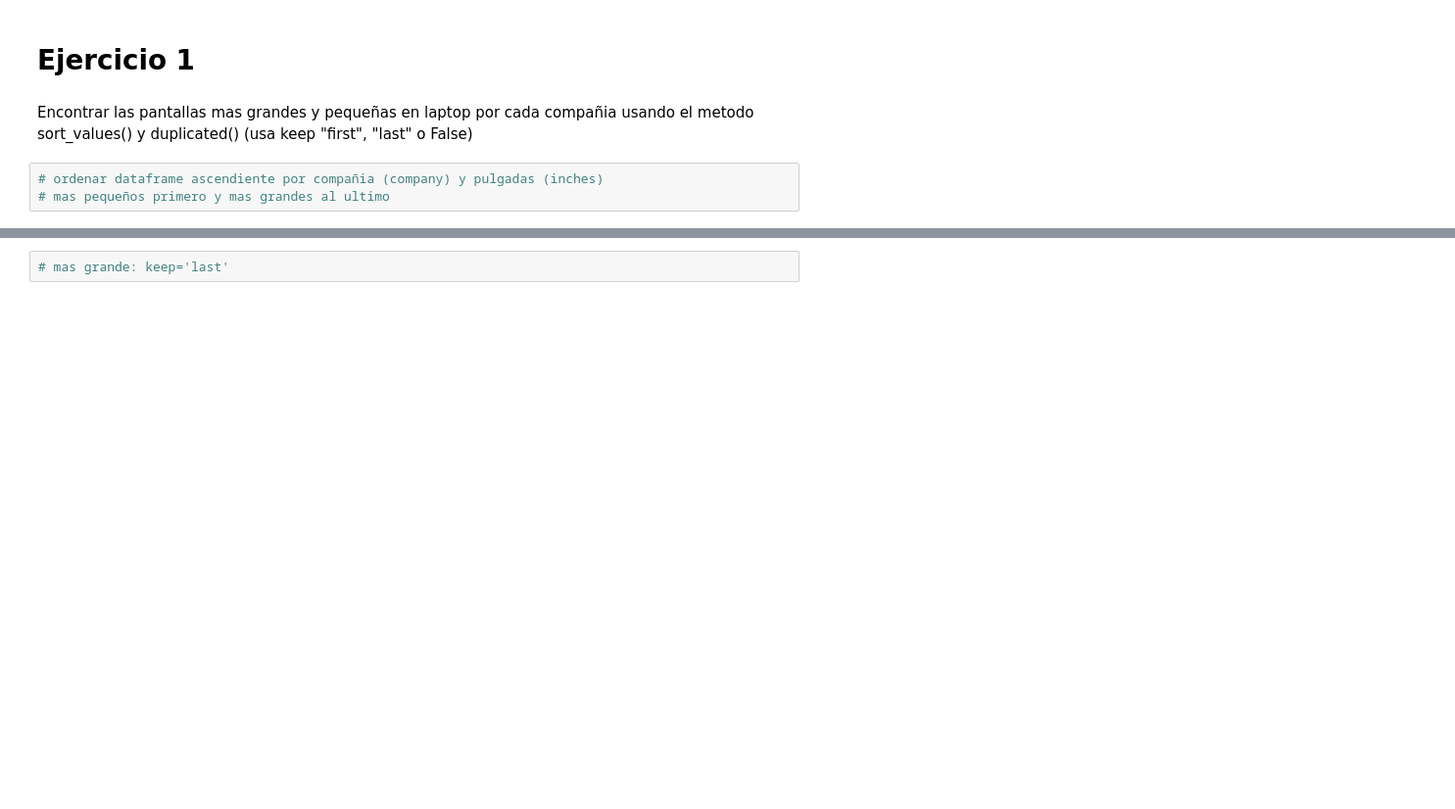
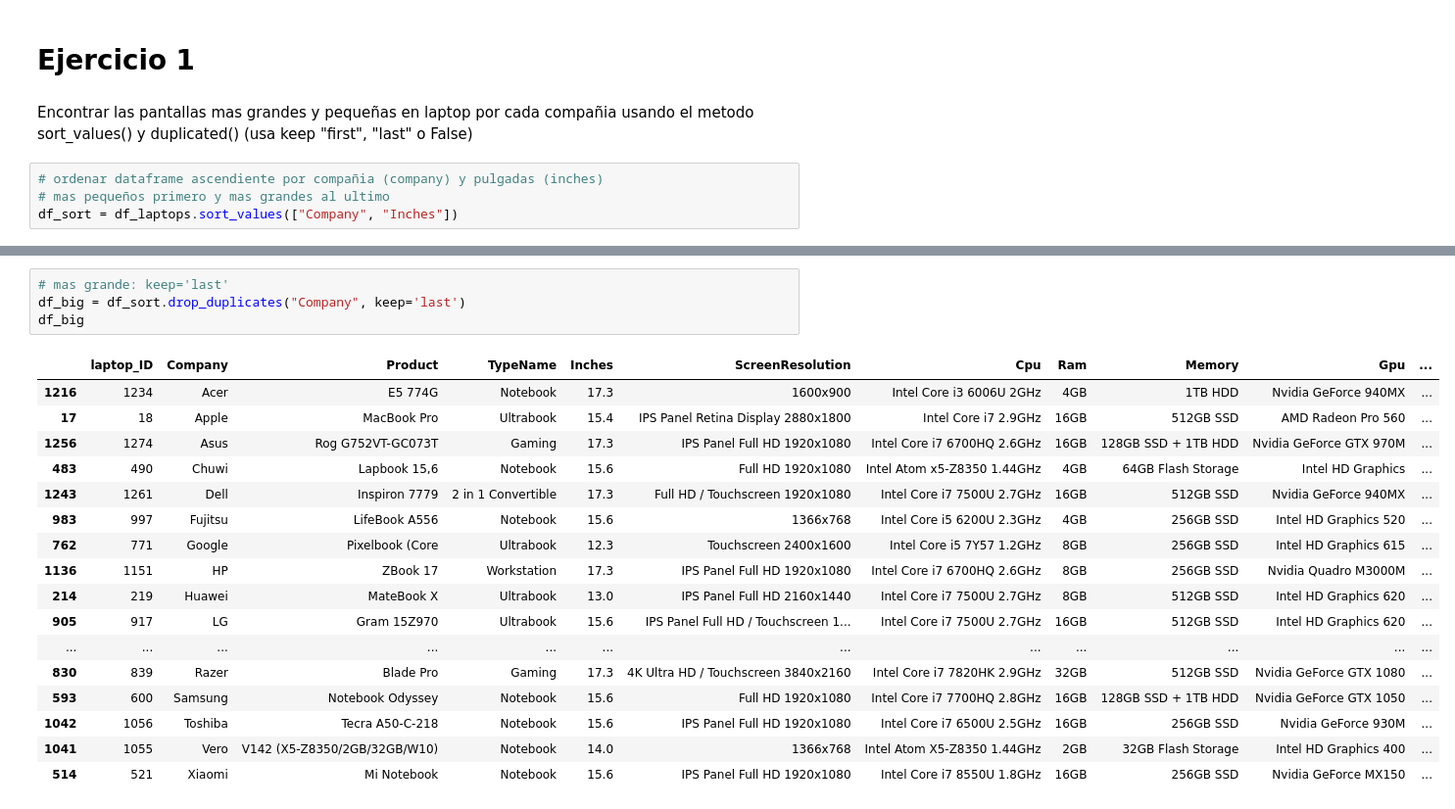
Before and after one commit to Miguelsre10/Optativa-Python, a Jupyter notebook: UD2/2.1.2_FiltradoDatos/7.Ejercicio-Eliminar elementos duplicados con el metodo .drop_duplicates().ipynb, the cells around one changed output, grey strips where cells are left out. Shown at 98% size. Drawn from its saved outputs; the diff is of its cells as text; blank space fills up the shorter version.

```diff
--- a/UD2/2.1.2_FiltradoDatos/7.Ejercicio-Eliminar elementos duplicados con el metodo .drop_duplicates().ipynb
+++ b/UD2/2.1.2_FiltradoDatos/7.Ejercicio-Eliminar elementos duplicados con el metodo .drop_duplicates().ipynb
@@ -12,5 +17,6 @@ duplicated() (usa keep "first", "last" o False)
 # %%
 # ordenar dataframe ascendiente por compañia (company) y pulgadas (inches)
 # mas pequeños primero y mas grandes al ultimo
+df_sort = df_laptops.sort_values(["Company", "Inches"])
 # %%
 # mas pequeño: keep='first'
@@ -17,2 +43,22 @@ duplicated() (usa keep "first", "last" o False)
 # %%
 # mas grande: keep='last'
+df_big = df_sort.drop_duplicates("Company", keep='last')
+df_big
+# %% [output]
+|  | laptop_ID | Company | Product | TypeName | Inches | ScreenResolution | Cpu | Ram | Memory | Gpu | ... |
+| 1216 | 1234 | Acer | E5 774G | Notebook | 17.3 | 1600x900 | Intel Core i3 6006U 2GHz | 4GB | 1TB HDD | Nvidia GeForce 940MX | ... |
+| 17 | 18 | Apple | MacBook Pro | Ultrabook | 15.4 | IPS Panel Retina Display 2880x1800 | Intel Core i7 2.9GHz | 16GB | 512GB SSD | AMD Radeon Pro 560 | ... |
+| 1256 | 1274 | Asus | Rog G752VT-GC073T | Gaming | 17.3 | IPS Panel Full HD 1920x1080 | Intel Core i7 6700HQ 2.6GHz | 16GB | 128GB SSD + 1TB HDD | Nvidia GeForce GTX 970M | ... |
+| 483 | 490 | Chuwi | Lapbook 15,6 | Notebook | 15.6 | Full HD 1920x1080 | Intel Atom x5-Z8350 1.44GHz | 4GB | 64GB Flash Storage | Intel HD Graphics | ... |
+| 1243 | 1261 | Dell | Inspiron 7779 | 2 in 1 Convertible | 17.3 | Full HD / Touchscreen 1920x1080 | Intel Core i7 7500U 2.7GHz | 16GB | 512GB SSD | Nvidia GeForce 940MX | ... |
+| 983 | 997 | Fujitsu | LifeBook A556 | Notebook | 15.6 | 1366x768 | Intel Core i5 6200U 2.3GHz | 4GB | 256GB SSD | Intel HD Graphics 520 | ... |
+| 762 | 771 | Google | Pixelbook (Core | Ultrabook | 12.3 | Touchscreen 2400x1600 | Intel Core i5 7Y57 1.2GHz | 8GB | 256GB SSD | Intel HD Graphics 615 | ... |
+| 1136 | 1151 | HP | ZBook 17 | Workstation | 17.3 | IPS Panel Full HD 1920x1080 | Intel Core i7 6700HQ 2.6GHz | 8GB | 256GB SSD | Nvidia Quadro M3000M | ... |
+| 214 | 219 | Huawei | MateBook X | Ultrabook | 13.0 | IPS Panel Full HD 2160x1440 | Intel Core i7 7500U 2.7GHz | 8GB | 512GB SSD | Intel HD Graphics 620 | ... |
+| 905 | 917 | LG | Gram 15Z970 | Ultrabook | 15.6 | IPS Panel Full HD / Touchscreen 1... | Intel Core i7 7500U 2.7GHz | 16GB | 512GB SSD | Intel HD Graphics 620 | ... |
+| ... | ... | ... | ... | ... | ... | ... | ... | ... | ... | ... | ... |
+| 830 | 839 | Razer | Blade Pro | Gaming | 17.3 | 4K Ultra HD / Touchscreen 3840x2160 | Intel Core i7 7820HK 2.9GHz | 32GB | 512GB SSD | Nvidia GeForce GTX 1080 | ... |
+| 593 | 600 | Samsung | Notebook Odyssey | Notebook | 15.6 | Full HD 1920x1080 | Intel Core i7 7700HQ 2.8GHz | 16GB | 128GB SSD + 1TB HDD | Nvidia GeForce GTX 1050 | ... |
+| 1042 | 1056 | Toshiba | Tecra A50-C-218 | Notebook | 15.6 | IPS Panel Full HD 1920x1080 | Intel Core i7 6500U 2.5GHz | 16GB | 256GB SSD | Nvidia GeForce 930M | ... |
+| 1041 | 1055 | Vero | V142 (X5-Z8350/2GB/32GB/W10) | Notebook | 14.0 | 1366x768 | Intel Atom X5-Z8350 1.44GHz | 2GB | 32GB Flash Storage | Intel HD Graphics 400 | ... |
+| 514 | 521 | Xiaomi | Mi Notebook | Notebook | 15.6 | IPS Panel Full HD 1920x1080 | Intel Core i7 8550U 1.8GHz | 16GB | 256GB SSD | Nvidia GeForce MX150 | ... |
```
Also changed, not shown: parts of 2 cells of this notebook, 3 other files.
